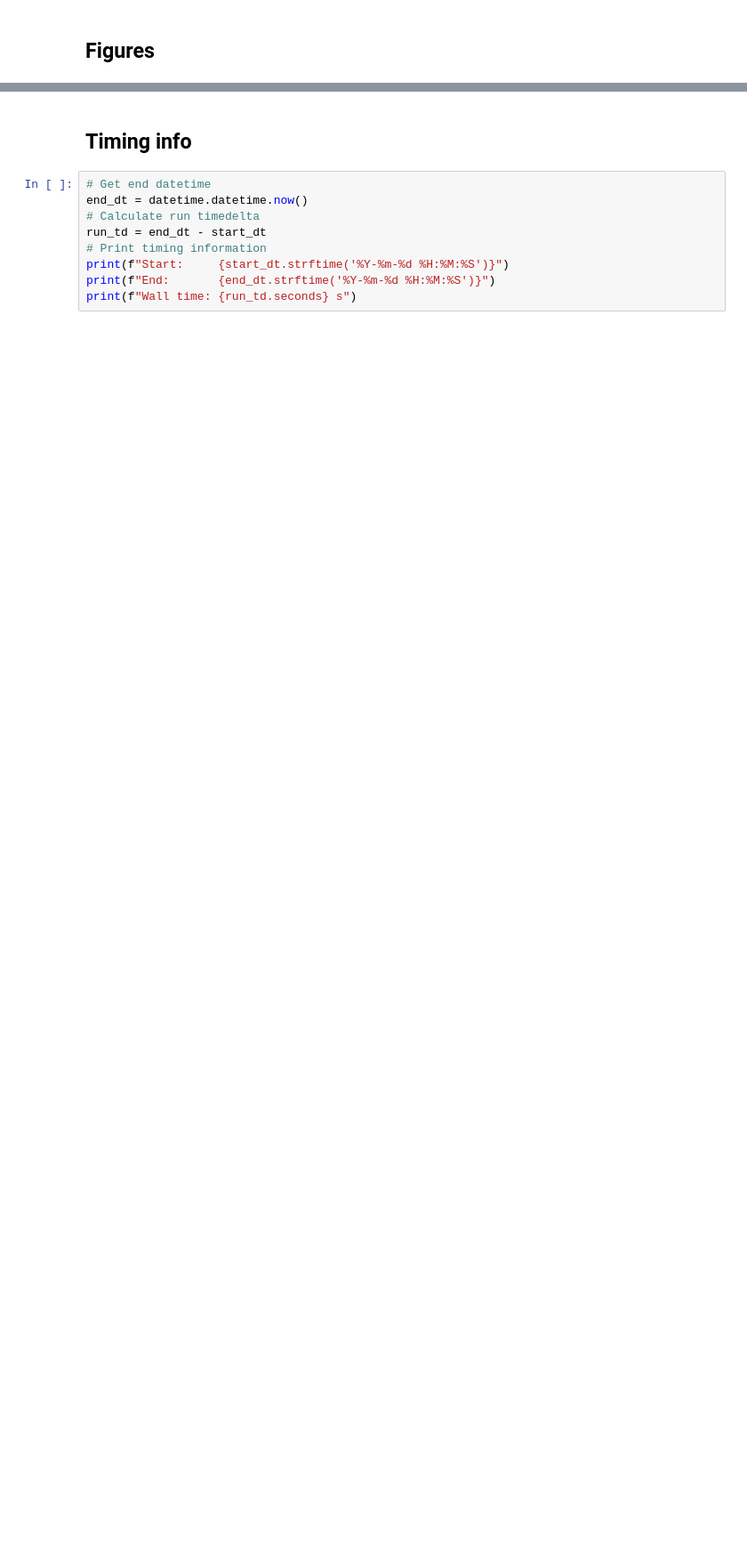
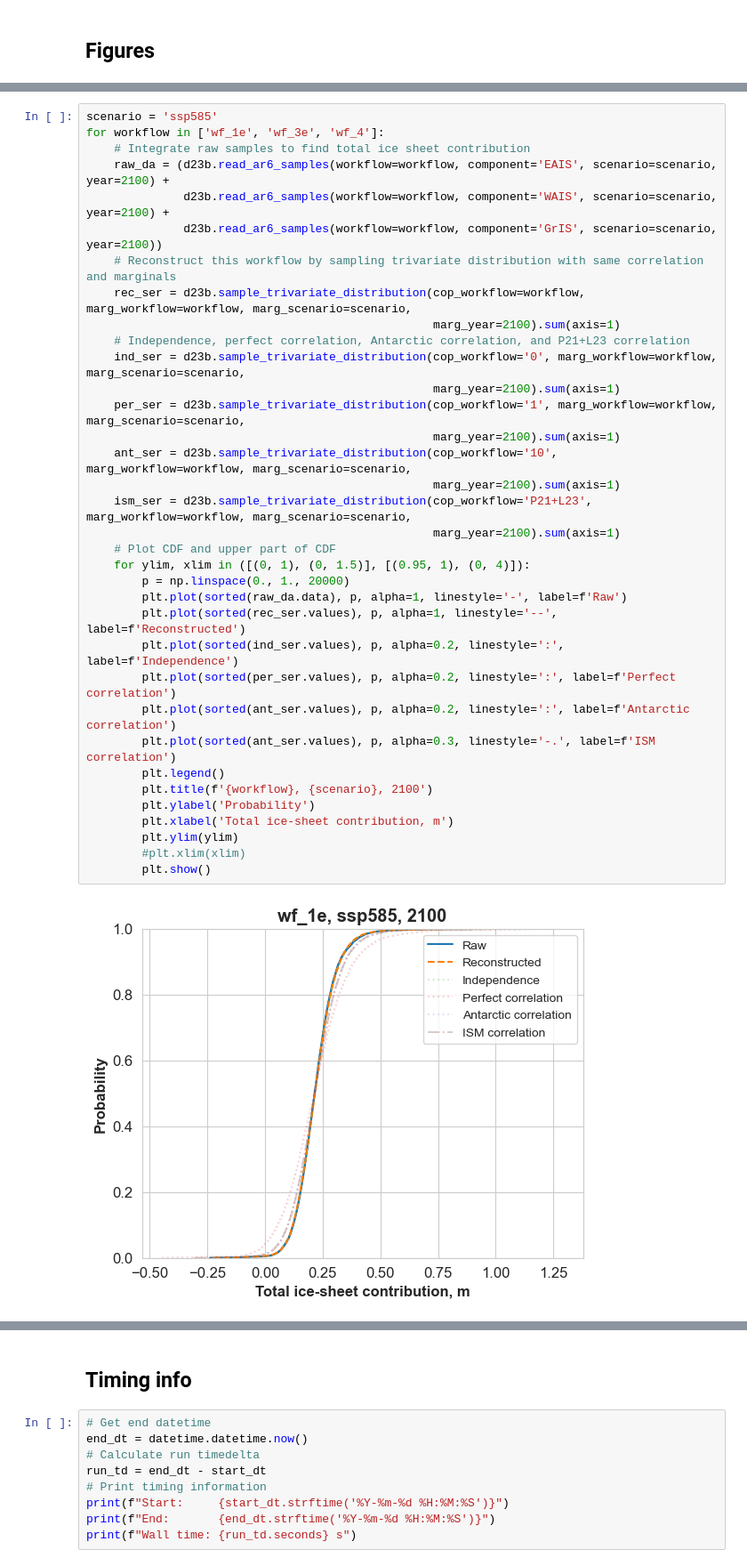
Before and after one commit to grandey/d23b-ice-dependence, a Jupyter notebook: test_d23b.ipynb, the cells around one changed output, grey strips where cells are left out. Shown at 89% size. Drawn from its saved outputs; the diff is of its cells as text; blank space fills up the shorter version.

Commit message:
test_d23b.ipynb: Check that the code to sample the trivariate distribution can approximately reconstruct the total ice sheet contribution of the underlying workflow samples.

```diff
--- a/test_d23b.ipynb
+++ b/test_d23b.ipynb
@@ -358,0 +365,37 @@ Wall time: 2.21 s
+# %%
+scenario = 'ssp585'
+for workflow in ['wf_1e', 'wf_3e', 'wf_4']:
+    # Integrate raw samples to find total ice sheet contribution
+    raw_da = (d23b.read_ar6_samples(workflow=workflow, component='EAIS', scenario=scenario, year=2100) +
+              d23b.read_ar6_samples(workflow=workflow, component='WAIS', scenario=scenario, year=2100) +
+              d23b.read_ar6_samples(workflow=workflow, component='GrIS', scenario=scenario, year=2100))
+    # Reconstruct this workflow by sampling trivariate distribution with same correlation and marginals
+    rec_ser = d23b.sample_trivariate_distribution(cop_workflow=workflow, marg_workflow=workflow, marg_scenario=scenario,
+                                                  marg_year=2100).sum(axis=1)
+    # Independence, perfect correlation, Antarctic correlation, and P21+L23 correlation
+    ind_ser = d23b.sample_trivariate_distribution(cop_workflow='0', marg_workflow=workflow, marg_scenario=scenario,
+                                                  marg_year=2100).sum(axis=1)
+    per_ser = d23b.sample_trivariate_distribution(cop_workflow='1', marg_workflow=workflow, marg_scenario=scenario,
+                                                  marg_year=2100).sum(axis=1)
+    ant_ser = d23b.sample_trivariate_distribution(cop_workflow='10', marg_workflow=workflow, marg_scenario=scenario,
+                                                  marg_year=2100).sum(axis=1)
+    ism_ser = d23b.sample_trivariate_distribution(cop_workflow='P21+L23', marg_workflow=workflow, marg_scenario=scenario,
+                                                  marg_year=2100).sum(axis=1)
+    # Plot CDF and upper part of CDF
+    for ylim, xlim in ([(0, 1), (0, 1.5)], [(0.95, 1), (0, 4)]):
+        p = np.linspace(0., 1., 20000)
+        plt.plot(sorted(raw_da.data), p, alpha=1, linestyle='-', label=f'Raw')
+        plt.plot(sorted(rec_ser.values), p, alpha=1, linestyle='--', label=f'Reconstructed')
+        plt.plot(sorted(ind_ser.values), p, alpha=0.2, linestyle=':', label=f'Independence')
+        plt.plot(sorted(per_ser.values), p, alpha=0.2, linestyle=':', label=f'Perfect correlation')
+        plt.plot(sorted(ant_ser.values), p, alpha=0.2, linestyle=':', label=f'Antarctic correlation')
+        plt.plot(sorted(ant_ser.values), p, alpha=0.3, linestyle='-.', label=f'ISM correlation')
+        plt.legend()
+        plt.title(f'{workflow}, {scenario}, 2100')
+        plt.ylabel('Probability')
+        plt.xlabel('Total ice-sheet contribution, m')
+        plt.ylim(ylim)
+        #plt.xlim(xlim)
+        plt.show()
+# %% [output]
+[figure, added]
```
Also changed, not shown: parts of 26 cells of this notebook.
